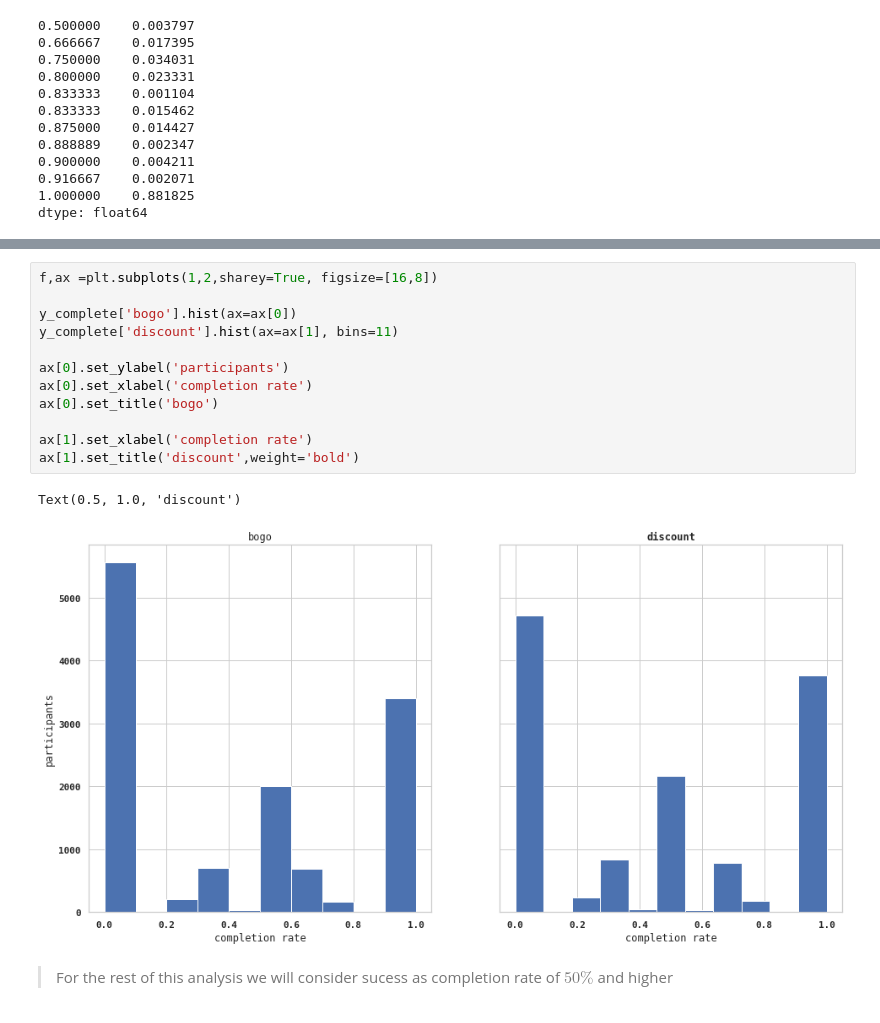
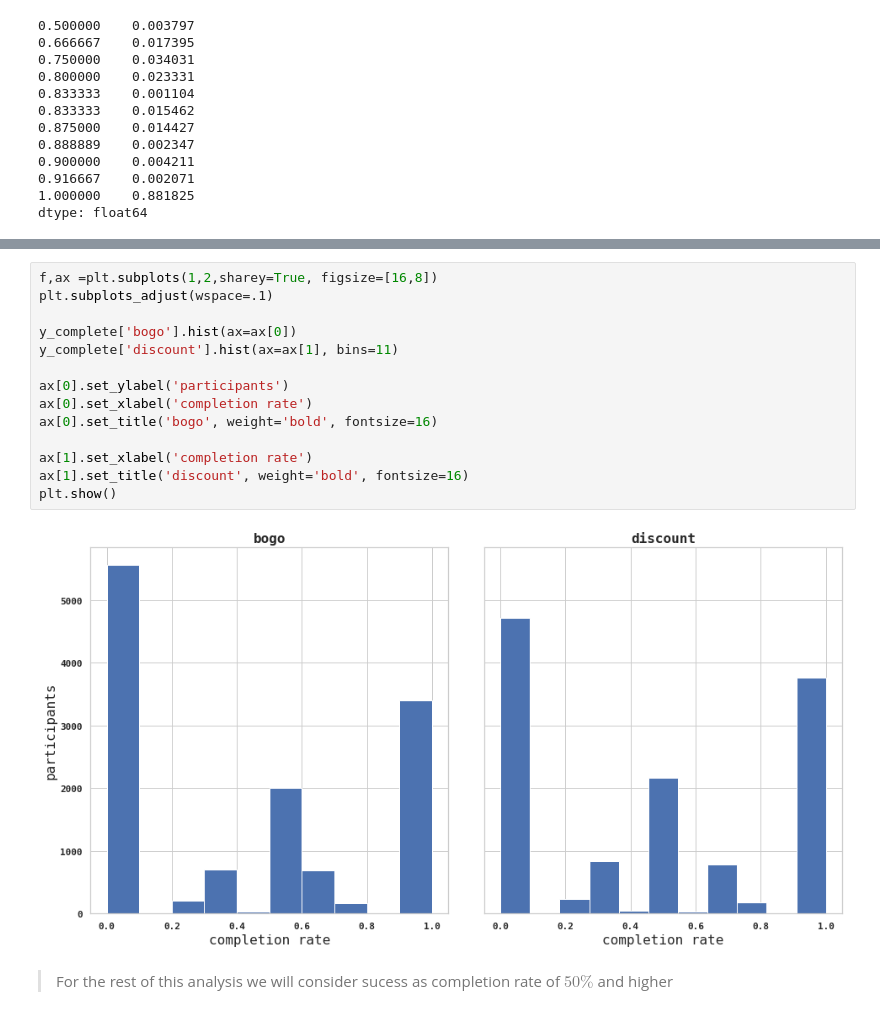
Before and after one commit to 6one2/StarbucksChallenge, a Jupyter notebook: devStarbucks.ipynb, the cells around one changed output, grey strips where cells are left out. Cells and saved outputs as stored; diff of their text form.

```diff
--- a/devStarbucks.ipynb
+++ b/devStarbucks.ipynb
@@ -737,18 +745,19 @@ dtype: float64
 # %%
 f,ax =plt.subplots(1,2,sharey=True, figsize=[16,8])
+plt.subplots_adjust(wspace=.1)
 
 y_complete['bogo'].hist(ax=ax[0])
 y_complete['discount'].hist(ax=ax[1], bins=11)
 
 ax[0].set_ylabel('participants')
 ax[0].set_xlabel('completion rate')
-ax[0].set_title('bogo')
+ax[0].set_title('bogo', weight='bold', fontsize=16)
 
 ax[1].set_xlabel('completion rate')
-ax[1].set_title('discount',weight='bold')
+ax[1].set_title('discount', weight='bold', fontsize=16)
+plt.show()
 # %% [output]
-Text(0.5, 1.0, 'discount')
-[figure, old version]
+[figure, new version]
 # %% [markdown]
 > For the rest of this analysis we will consider sucess as completion rate of $50\%$ and higher
 # %%
```
Also changed, not shown: parts of 8 cells of this notebook, 2 other files.
